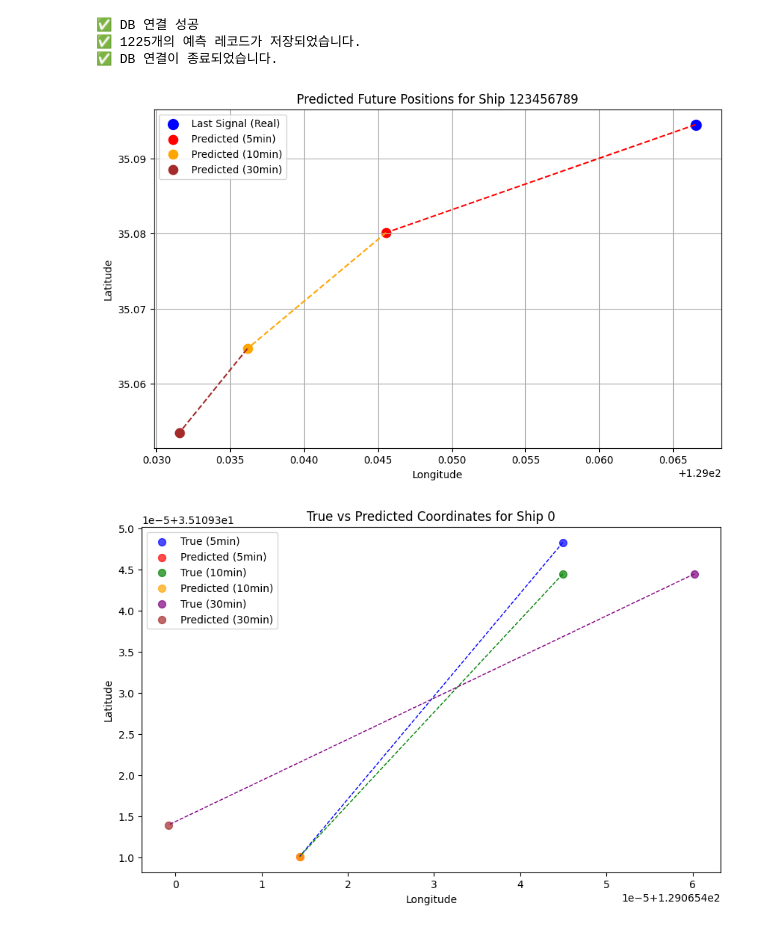
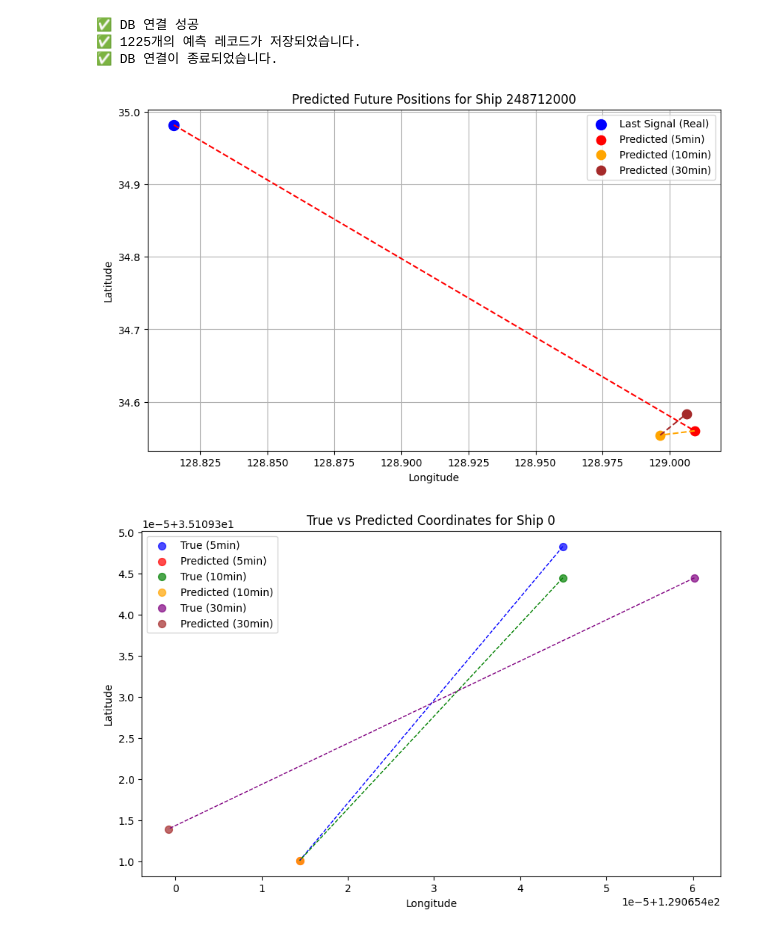
Before and after one commit to jinwook525/AIproject, a Jupyter notebook: model_engv2.ipynb, the cells around one changed output. Saved outputs shown, nothing was run; the diff lists cells and outputs as text; code cells hidden in the pictures.

```diff
--- a/model_engv2.ipynb
+++ b/model_engv2.ipynb
@@ -32,8 +32,20 @@ scaler = MinMaxScaler(feature_range=(0.01, 1))  # 0보다 큰 범위로 조정
 data[["lat", "lon"]] = scaler.fit_transform(data[["lat", "lon"]])
 data[["lat", "lon"]] = np.log1p(data[["lat", "lon"]])  # 로그 변환 적용
 
+# def create_sequences(data, selected_columns, target_columns, time_steps):
+#     num_samples = len(data) - time_steps
+#     X = np.zeros((num_samples, time_steps, len(selected_columns)), dtype=np.float32)
+#     y = np.zeros((num_samples, len(target_columns)), dtype=np.float32)
+#     for i in range(time_steps):
+#         X[:, i, :] = data[selected_columns].shift(-i).values[:num_samples]
+#         y = data[target_columns].shift(-time_steps).values[:num_samples]
+#     return X, y
+
+# time_steps = 5
+# X, y = create_sequences(data, selected_columns, target_columns, time_steps)
+
 # ✅ **과거 데이터를 학습하고, 마지막 신호에서 예측하도록 시계열 데이터 변환**
-time_steps = 5  # 과거 5개 데이터를 입력으로 사용
+time_steps = 10  # 과거 n개 데이터를 입력으로 사용
 future_steps = [5, 10, 30]  # 5분 후, 10분 후, 30분 후 예측
 X, y, mmsi_seq = [], [], []
 
@@ -657,7 +669,7 @@ import matplotlib.pyplot as plt
 import numpy as np
 
 # ✅ 특정 선박 선택 (예: ship_index = 4)
-ship_index = 0  # 원하는 MMSI의 인덱스로 변경 가능
+ship_index = 18  # 원하는 MMSI의 인덱스로 변경 가능
 
 # ✅ MMSI 가져오기
 mmsi = comparison.loc[ship_index, "MMSI"]
@@ -685,34 +697,34 @@ pred_lon_10min = comparison.loc[ship_index, 'Pred Lon @ 10min']
 
 pred_lat_30min = comparison.loc[ship_index, 'Pred Lat @ 30min']
 pred_lon_30min = comparison.loc[ship_index, 'Pred Lon @ 30min']
 
 # ✅ 그래프 생성
 plt.figure(figsize=(10, 6))
 
 # ✅ 실제 마지막 신호 (파란색)
 plt.scatter(last_lon, last_lat, label='Last Signal (Real)', c='blue', s=100, marker='o')
 
 # ✅ 5분 후 예측 (빨간색)
 plt.scatter(pred_lon_5min, pred_lat_5min, label='Predicted (5min)', c='red', s=80, marker='o')
 plt.plot([last_lon, pred_lon_5min], [last_lat, pred_lat_5min], c='red', linestyle='dashed', linewidth=1.5)
 
 # ✅ 10분 후 예측 (주황색)
 plt.scatter(pred_lon_10min, pred_lat_10min, label='Predicted (10min)', c='orange', s=80, marker='o')
 plt.plot([pred_lon_5min, pred_lon_10min], [pred_lat_5min, pred_lat_10min], c='orange', linestyle='dashed', linewidth=1.5)
 
 # ✅ 30분 후 예측 (갈색)
 plt.scatter(pred_lon_30min, pred_lat_30min, label='Predicted (30min)', c='brown', s=80, marker='o')
 plt.plot([pred_lon_10min, pred_lon_30min], [pred_lat_10min, pred_lat_30min], c='brown', linestyle='dashed', linewidth=1.5)
 
 # ✅ 그래프 설정
 plt.xlabel('Longitude')
 plt.ylabel('Latitude')
 plt.title(f'Predicted Future Positions for Ship {mmsi}')
 plt.legend()
 plt.grid(True)
 plt.show()
 # %% [output]
-[figure, old version]
+[figure, new version]
 # %%
 import matplotlib.pyplot as plt
 
```
Also changed, not shown: 2 other files.
